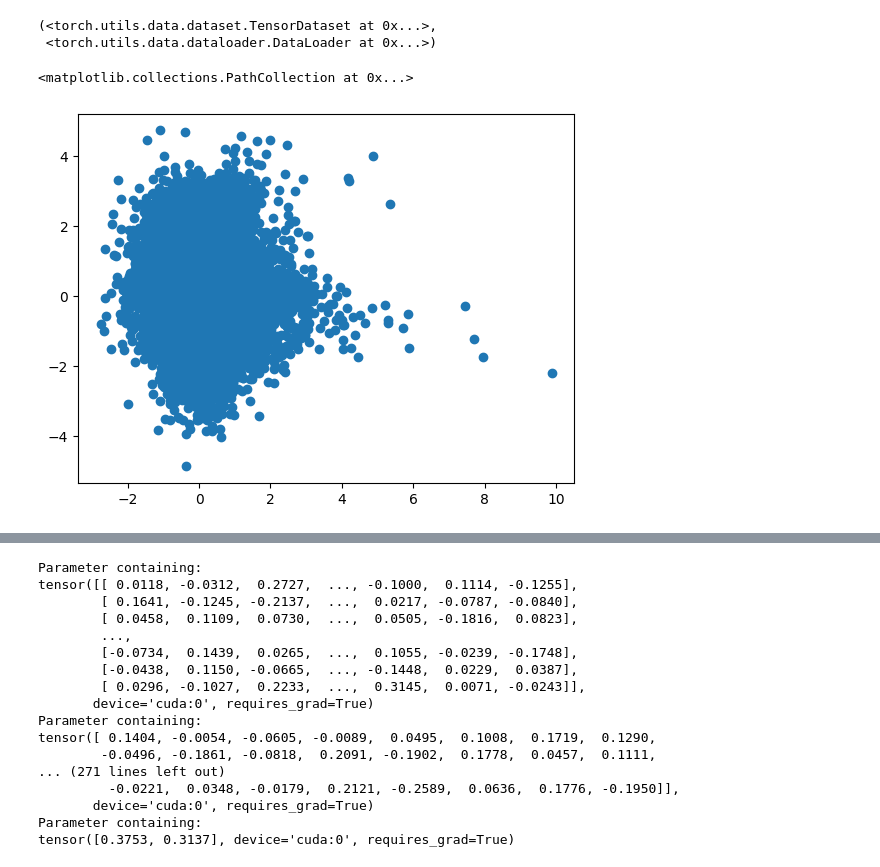
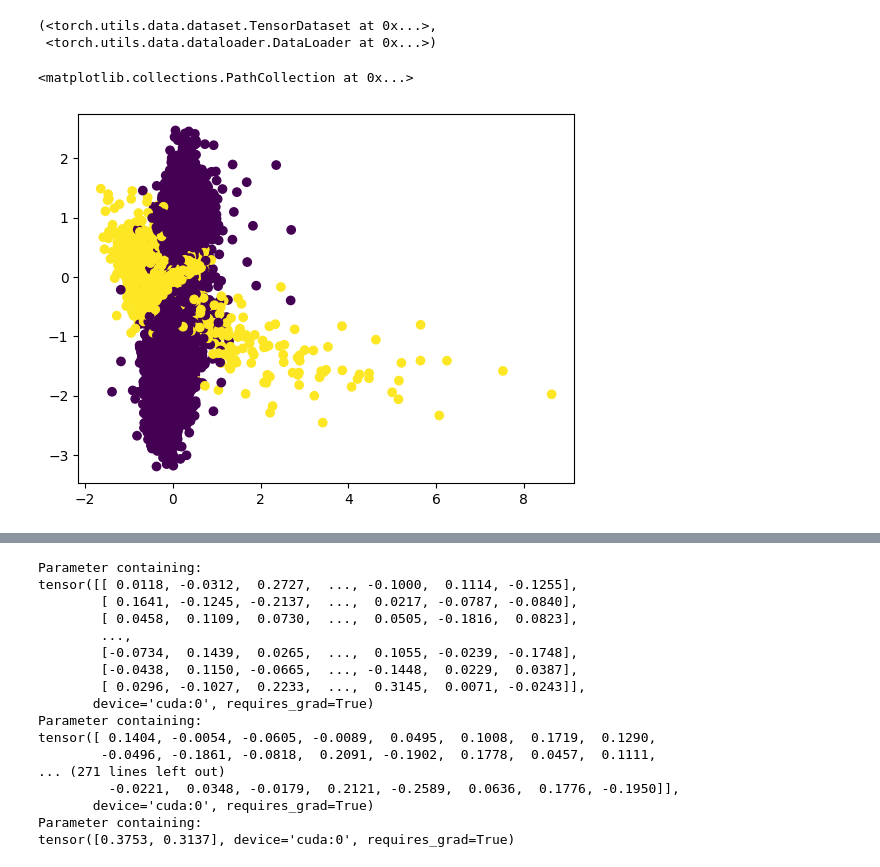
Before and after one commit to RVdeported/sibur-hack-2023, a Jupyter notebook: task_2/model_1.ipynb, the cells around one changed output, grey strips where cells are left out. Cells and saved outputs as stored; diff of their text form; code cells hidden in the pictures.

```diff
--- a/task_2/model_1.ipynb
+++ b/task_2/model_1.ipynb
@@ -244,6 +230,6 @@ class fc_model_res_d(t.nn.Module):
 
         return out
 # %%
-model = fc_model_res_d(train_ds.tensors[0].shape[1])
+model = fc_model_mul(train_ds.tensors[0].shape[1])
 model(train_ds.tensors[0][:10])
 # %% [output]
@@ -260,6 +246,4 @@ tensor([[-0.3339,  0.2044],
 # %%
-
-
 def train(train_ldr,
           test_ldr,
           model,
@@ -279,12 +263,13 @@ def train(train_ldr,
         for X, y in train_ldr:
             optimizer.zero_grad()
             X = X + t.cat(
-                [t.rand((X.shape[0], X.shape[1] - 1)) * noise,
-                 t.zeros((X.shape[0], 1))
+                [t.rand((X.shape[0], 24)) * noise,
+                 t.zeros((X.shape[0], X.shape[1] - 24))
                  ], dim=1)
             out = model(X.to(device=device))
             loss = loss_f(out, y.to(device=device))
             loss.backward()
+            t.nn.utils.clip_grad_norm_(model.parameters(), 0.00002)
             loss_cum += loss
             optimizer.step()
 
@@ -338,8 +323,8 @@ def save_model(model, pipe, path, prefix):
     t.save(model.state_dict(), path + filename_m)
     pipe.pack(path + filename_p)
 # %%
-model = fc_model_res_d(train_ds.tensors[0].shape[1], stacks=5, layers=[64, 8, 64], device=DEVICE).to(device=DEVICE)
-optimizer = t.optim.Adam(model.parameters())
+model = fc_model_mul(train_ds.tensors[0].shape[1], layers=[1024, 256, 32, 2], device=DEVICE).to(device=DEVICE)
+optimizer = t.optim.Adam(model.parameters(), lr=3e-4)
 loss_f = t.nn.MSELoss()
 
 sm = SummaryWriter("./runs")
@@ -352,5 +337,5 @@ train(train_ldr,
       500,
       DEVICE,
       sm,
-      noise=0.05)
+      noise=0.01)
 save_model(model, pipe, "./models/", "model_linear_")
@@ -357,5 +344,6 @@ save_model(model, pipe, "./models/", "model_linear_")
 # %%
-train(train_ldr, test_ldr, model, optimizer, loss_f, 200, DEVICE, sm, noise=0.03)
+optimizer = t.optim.Adam(model.parameters(), lr=1e-5)
+train(train_ldr, test_ldr, model, optimizer, loss_f, 200, DEVICE, sm, noise=0.01)
 save_model(model, pipe, "./models/", "model_linear_")
 # %% [output]
 KeyboardInterrupt:
@@ -390,5 +375,7 @@ diff = preds - test[["target0", "target1"]].to_numpy()
-# %%
-plt.scatter(diff[:,0], diff[:,1], )
-# %% [output]
-<matplotlib.collections.PathCollection at 0x...>
-[figure, removed]
+# %%
+preds = pred(train_ldr, model,DEVICE).to_numpy()
+diff = preds - train_ds.tensors[1].numpy()
+plt.scatter(diff[:,0], diff[:,1], c=train_ds.tensors[0][:, -1])
+# %% [output]
+<matplotlib.collections.PathCollection at 0x...>
+[figure, added]
```
Also changed, not shown: parts of 10 cells of this notebook, 17 other files.
